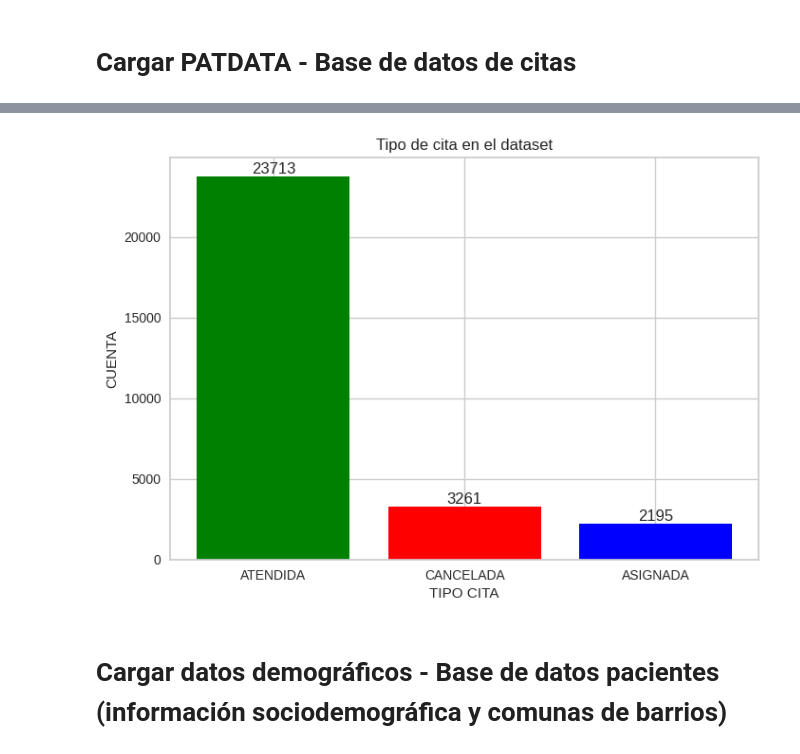
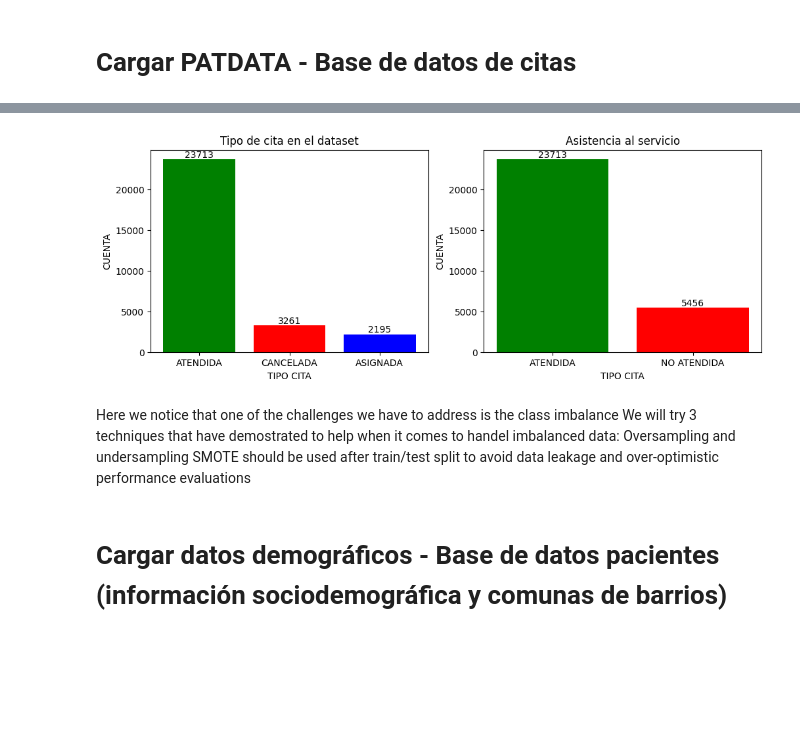
Before and after one commit to Mikepa22/Datathon-2024, a Jupyter notebook: Datathon_MAKEHEALTH.ipynb, the cells around one changed output, grey strips where cells are left out. Cells and saved outputs as stored; diff of their text form; code cells hidden in the pictures; blank space fills up the shorter version.

```diff
--- a/Datathon_MAKEHEALTH.ipynb
+++ b/Datathon_MAKEHEALTH.ipynb
@@ -35,0 +34,4 @@ data.head()
+# %%
+#Load scheduling data supplied by the service
+
+data=pd.read_excel('db_Citas_RM.XLSX')
@@ -55,0 +82,5 @@ memory usage: 6.7+ MB
+# %%
+columnas=['RS / RC', 'Aseguradora', 'Voluntario']
+for columna in columnas:
+  moda = data[columna].mode()[0]
+  data[columna].fillna(moda, inplace=True)
@@ -55,0 +103,15 @@ memory usage: 6.7+ MB
+# %%
+#use label encoder from sklearn to encode categorical values
+
+from sklearn import preprocessing
+from sklearn.preprocessing import LabelEncoder
+
+columns_to_encode = ['Día de la semana', 'Franja horaria', 'Parte del Cuerpo', 'Aseguradora', 'Voluntario', 'RS / RC','Tipo de Cita VARIABLE OBJETIVO']
+
+# Initialize the LabelEncoder
+label_encoder = LabelEncoder()
+
+# Apply LabelEncoder to each column in the list
+for column in columns_to_encode:
+    data[column] = label_encoder.fit_transform(data[column])
+    print(dict(zip(label_encoder.classes_, label_encoder.transform(label_encoder.classes_))))
@@ -69,18 +159,43 @@ data.describe()
 # %%
+#We consider that both the classes asignada and cancelada represent a missed appointment
+#Here we create a graphic to determine how severe is the difference between classes
+
 gender_counts = data['Tipo de Cita VARIABLE OBJETIVO'].value_counts()
 gender_counts.index = ['ATENDIDA', 'CANCELADA', 'ASIGNADA']
 
+plt.figure(figsize=(12, 4))
+plt.subplot(1, 2, 1)
 plt.bar(gender_counts.index, gender_counts.values, color=['green', 'red', 'blue'])
 
 for i, count in enumerate(gender_counts.values):
     plt.text(i, count + 0.5, str(count), ha='center', va='bottom')
 
 plt.xlabel('TIPO CITA')
 plt.ylabel('CUENTA')
 plt.title('Tipo de cita en el dataset')
+#plt.show()
+
+combi= gender_counts.values
+combi[1]=combi[1]+combi[2]
+combi=np.delete(combi,2,0)
+
+combina= ['ATENDIDA', 'NO ATENDIDA']
+plt.subplot(1, 2, 2)
+plt.bar(combina, combi, color=['green', 'red'])
+
+for i, count in enumerate(combi):
+    plt.text(i, count + 0.5, str(count), ha='center', va='bottom')
+
+plt.xlabel('TIPO CITA')
+plt.ylabel('CUENTA')
+plt.title('Asistencia al servicio')
 plt.show()
 # %% [output]
-[figure, old version]
+[figure, new version]
+# %% [markdown]
+Here we notice that one of the challenges we have to address is the class imbalance
+We will try 3 techniques that have demostrated to help when it comes to handel imbalanced data: Oversampling and undersampling
+SMOTE should be used after train/test split to avoid data leakage and over-optimistic performance evaluations
 # %% [markdown]
 # Cargar datos demográficos - Base de datos pacientes (información sociodemográfica y comunas de barrios)
 # %%
```
Also changed, not shown: parts of 17 cells of this notebook, 2 other files.
